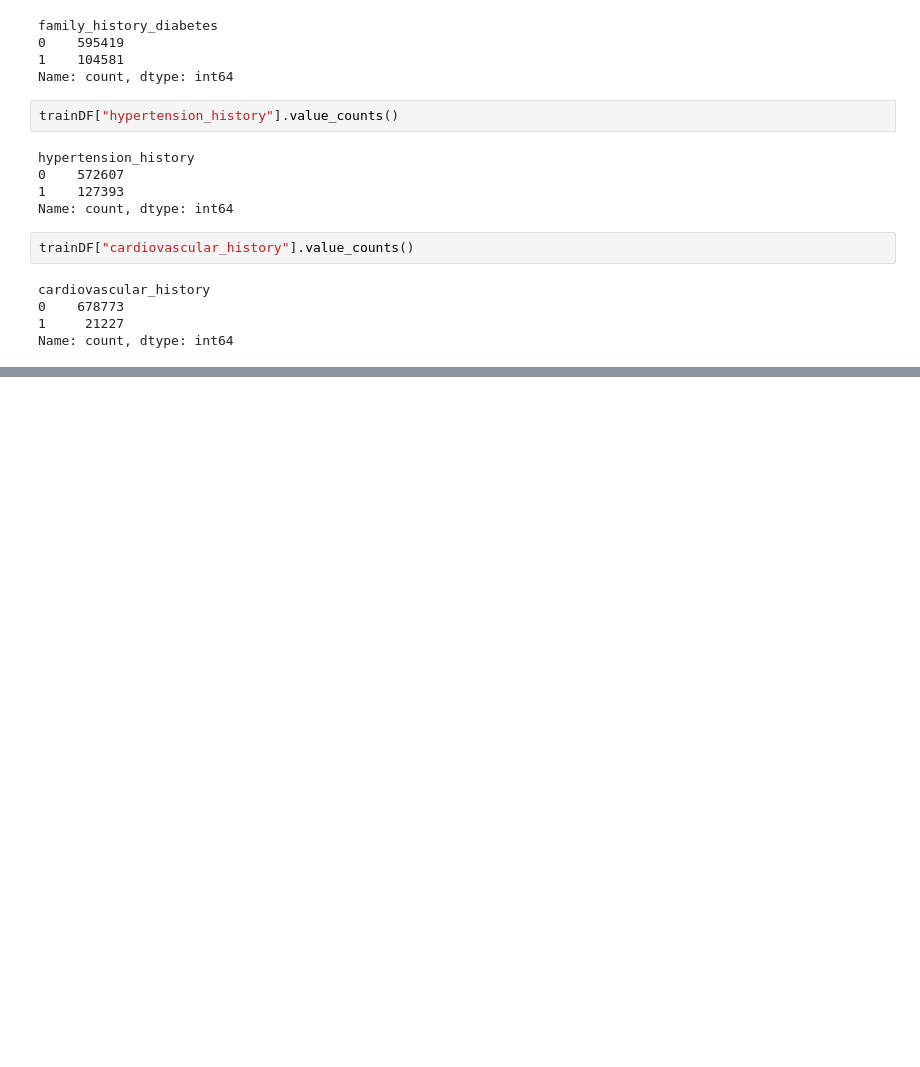
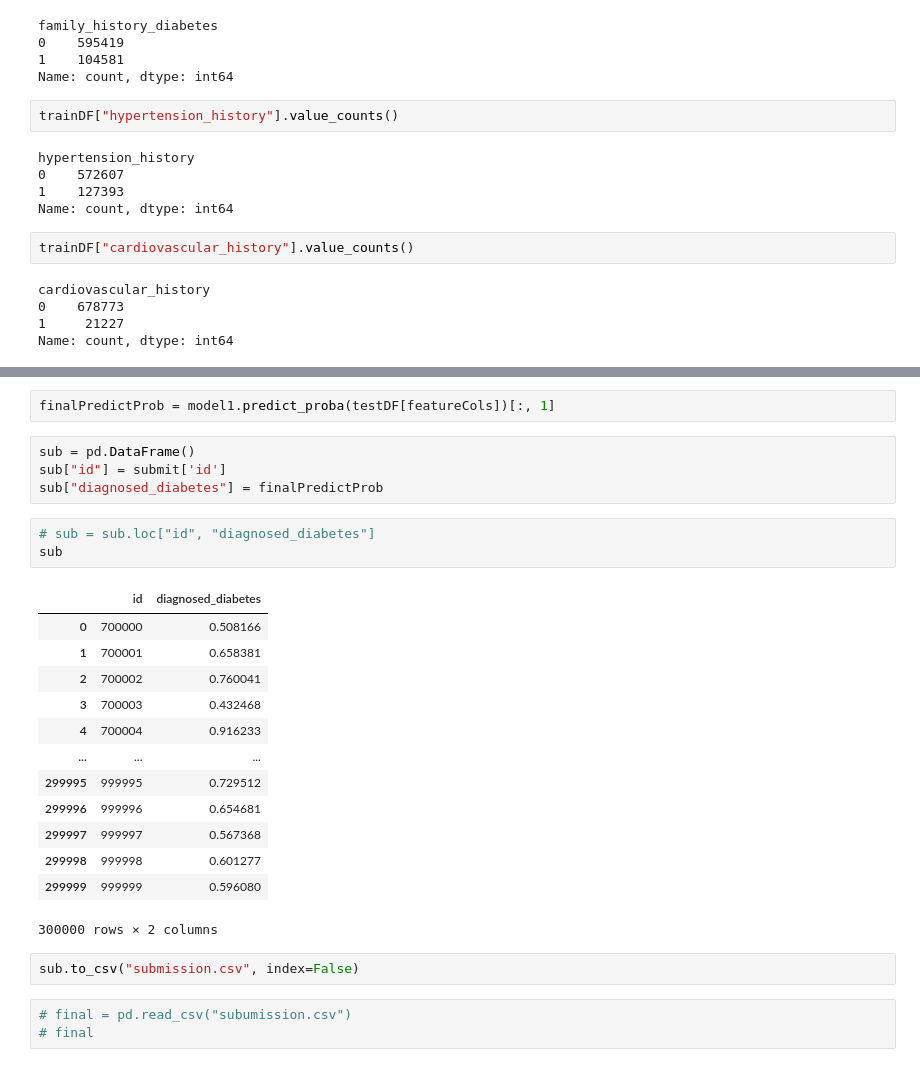
Before and after one commit to johnsonhk88/Kaggle-Diabetes-Prediction-Challenge, a Jupyter notebook: src/diabetes-prediction-ml.ipynb, the cells around one changed output, grey strips where cells are left out. Drawn from its saved outputs; the diff is of its cells as text; blank space fills up the shorter version.

```diff
--- a/src/diabetes-prediction-ml.ipynb
+++ b/src/diabetes-prediction-ml.ipynb
@@ -306,0 +495,28 @@ trainDF.describe()
+# %%
+finalPredictProb = model1.predict_proba(testDF[featureCols])[:, 1]
+# %%
+sub = pd.DataFrame()
+sub["id"] = submit['id']
+sub["diagnosed_diabetes"] = finalPredictProb
+# %%
+# sub = sub.loc["id", "diagnosed_diabetes"]
+sub
+# %% [output]
+|  | id | diagnosed_diabetes |
+| 0 | 700000 | 0.508166 |
+| 1 | 700001 | 0.658381 |
+| 2 | 700002 | 0.760041 |
+| 3 | 700003 | 0.432468 |
+| 4 | 700004 | 0.916233 |
+| ... | ... | ... |
+| 299995 | 999995 | 0.729512 |
+| 299996 | 999996 | 0.654681 |
+| 299997 | 999997 | 0.567368 |
+| 299998 | 999998 | 0.601277 |
+| 299999 | 999999 | 0.596080 |
+300000 rows × 2 columns
+# %%
+sub.to_csv("submission.csv", index=False)
+# %%
+# final = pd.read_csv("subumission.csv")
+# final
```
Also changed, not shown: parts of 21 cells of this notebook.
